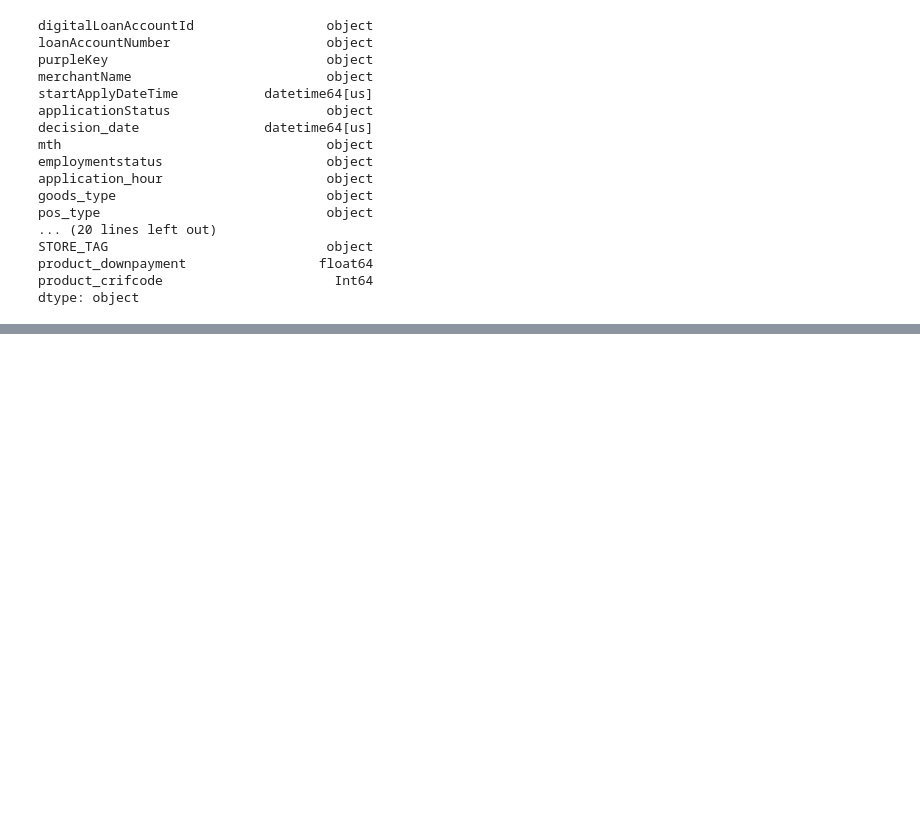
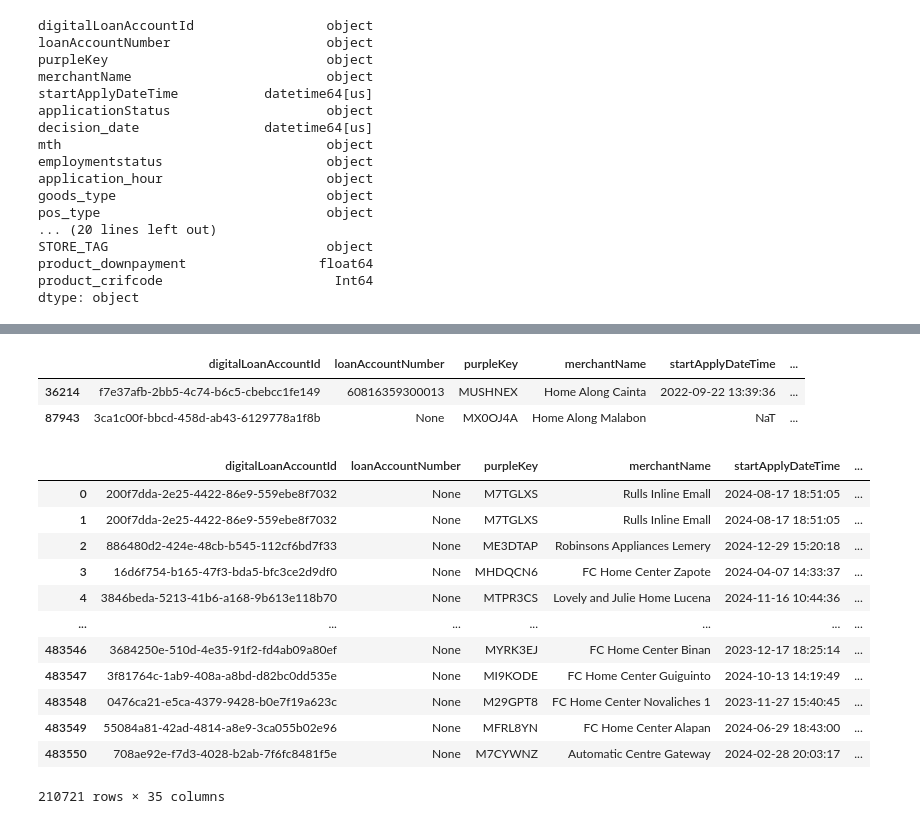
Before and after one commit to dchakroborti-tonik/Finance_LoanAccount_Monthly_count, a Jupyter notebook: SILDisbursedLoan2024/SIL_AccountLevelTagging_basedonitempurchased_2020930.ipynb, the cells around one changed output, grey strips where cells are left out. Drawn from its saved outputs; the diff is of its cells as text; code cells hidden in the pictures; blank space fills up the shorter version.

```diff
--- a/SILDisbursedLoan2024/SIL_AccountLevelTagging_basedonitempurchased_2020930.ipynb
+++ b/SILDisbursedLoan2024/SIL_AccountLevelTagging_basedonitempurchased_2020930.ipynb
@@ -217 +227,7 @@ for col in datetime_columns:
+# %%
+dfd[dfd['new_loan_type']=='SIL-Online(discontinued)']
+# %% [output]
+|  | digitalLoanAccountId | loanAccountNumber | purpleKey | merchantName | startApplyDateTime | ... |
+| 36214 | f7e37afb-2bb5-4c74-b6c5-cbebcc1fe149 | 60816359300013 | MUSHNEX | Home Along Cainta | 2022-09-22 13:39:36 | ... |
+| 87943 | 3ca1c00f-bbcd-458d-ab43-6129778a1f8b | None | MX0OJ4A | Home Along Malabon | NaT | ... |
 # %%
@@ -218,0 +235,16 @@ dfd.to_excel("Sil_DisbursedData_20241202.xlsx", index = False)
+# %%
+dfd[dfd['disbursementDateTime'].isnull()]
+# %% [output]
+|  | digitalLoanAccountId | loanAccountNumber | purpleKey | merchantName | startApplyDateTime | ... |
+| 0 | 200f7dda-2e25-4422-86e9-559ebe8f7032 | None | M7TGLXS | Rulls Inline Emall | 2024-08-17 18:51:05 | ... |
+| 1 | 200f7dda-2e25-4422-86e9-559ebe8f7032 | None | M7TGLXS | Rulls Inline Emall | 2024-08-17 18:51:05 | ... |
+| 2 | 886480d2-424e-48cb-b545-112cf6bd7f33 | None | ME3DTAP | Robinsons Appliances Lemery | 2024-12-29 15:20:18 | ... |
+| 3 | 16d6f754-b165-47f3-bda5-bfc3ce2d9df0 | None | MHDQCN6 | FC Home Center Zapote | 2024-04-07 14:33:37 | ... |
+| 4 | 3846beda-5213-41b6-a168-9b613e118b70 | None | MTPR3CS | Lovely and Julie Home Lucena | 2024-11-16 10:44:36 | ... |
+| ... | ... | ... | ... | ... | ... | ... |
+| 483546 | 3684250e-510d-4e35-91f2-fd4ab09a80ef | None | MYRK3EJ | FC Home Center Binan | 2023-12-17 18:25:14 | ... |
+| 483547 | 3f81764c-1ab9-408a-a8bd-d82bc0dd535e | None | MI9KODE | FC Home Center Guiguinto | 2024-10-13 14:19:49 | ... |
+| 483548 | 0476ca21-e5ca-4379-9428-b0e7f19a623c | None | M29GPT8 | FC Home Center Novaliches 1 | 2023-11-27 15:40:45 | ... |
+| 483549 | 55084a81-42ad-4814-a8e9-3ca055b02e96 | None | MFRL8YN | FC Home Center Alapan | 2024-06-29 18:43:00 | ... |
+| 483550 | 708ae92e-f7d3-4028-b2ab-7f6fc8481f5e | None | M7CYWNZ | Automatic Centre Gateway | 2024-02-28 20:03:17 | ... |
+210721 rows × 35 columns
```
Also changed, not shown: parts of 5 cells of this notebook, 1 other file.
